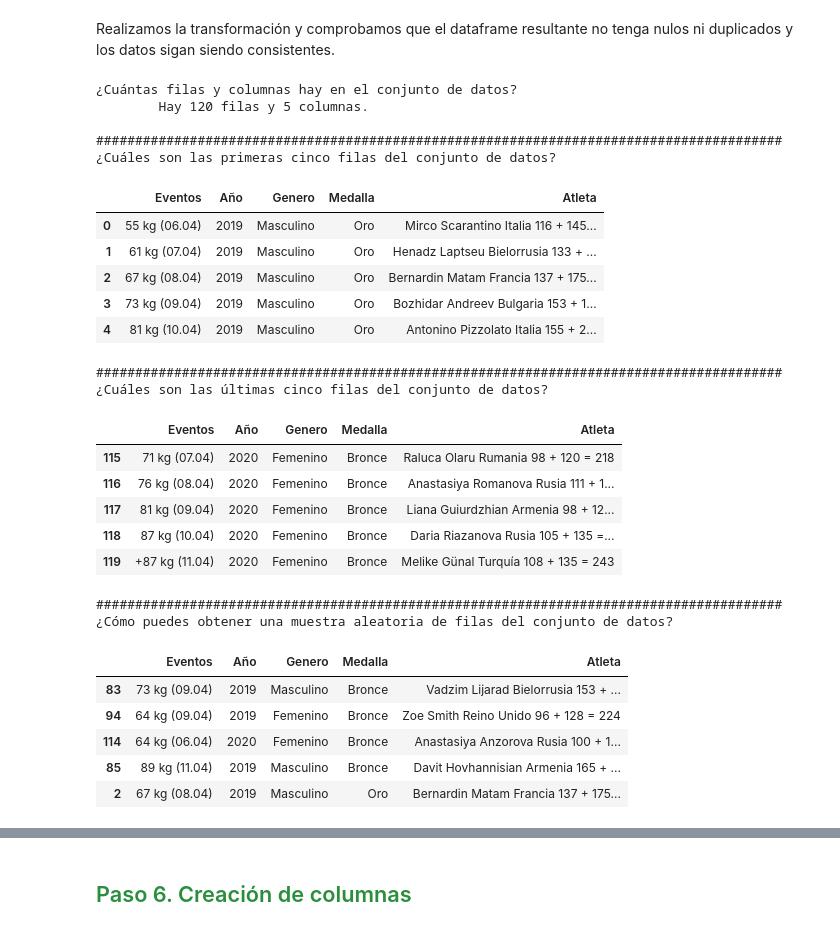
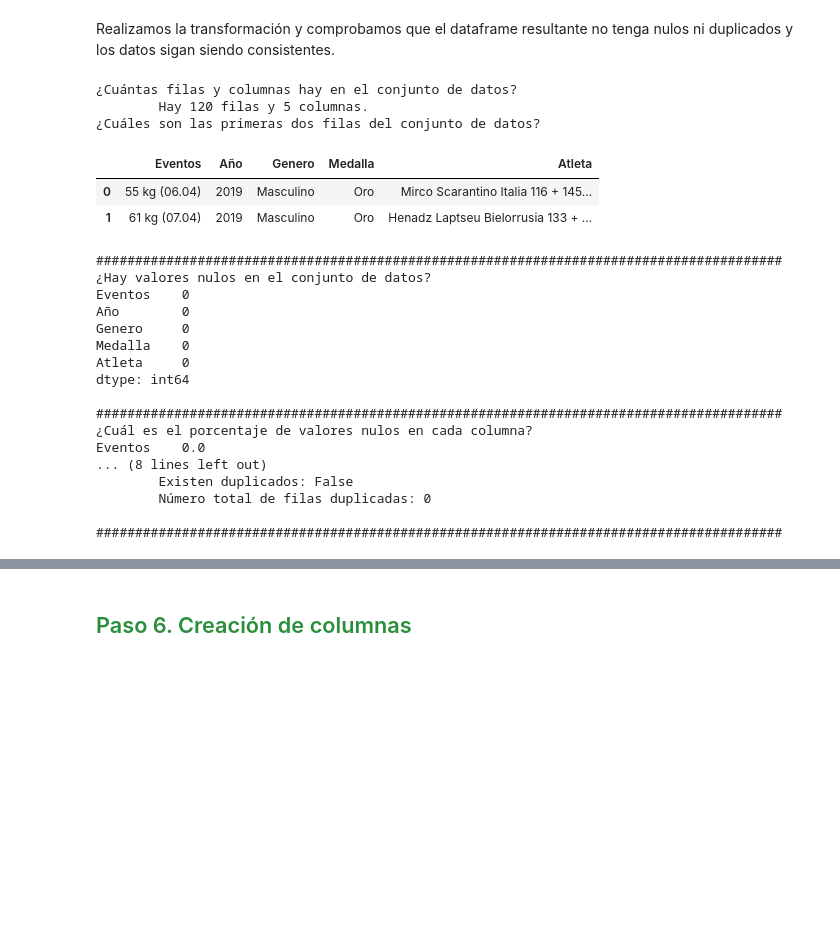
Before and after one commit to BarbaraGamarra/LiftLeadMarketAnalysis, a Jupyter notebook: LiftLeadMarketAnalysis.ipynb, the cells around one changed output, grey strips where cells are left out. Drawn from its saved outputs; the diff is of its cells as text; code cells hidden in the pictures; blank space fills up the shorter version.

```diff
--- a/LiftLeadMarketAnalysis.ipynb
+++ b/LiftLeadMarketAnalysis.ipynb
@@ -261,65 +287,47 @@ Para empezar a ordenar las columnas crearemos nuevas columnas:
 - `Atleta`donde indicaremos los datos que actualmente se encuentran en las columnas `Oro`, `Plata` y `Bronce`.
 # %%
 def transformar_datos(df):
-   # Paso 1: Crear columnas vacías 'Medalla' y 'Atleta' que serán rellenadas posteriormente
-    df['Medalla'] = None
-    df['Atleta'] = None
 
-    # Paso 2: Crear tres DataFrames separados, uno para cada tipo de medalla
-    # Cada uno contiene solo las columnas relevantes incluyendo la columna del ganador específico
-    df_oro = df[['Eventos', 'Año', 'Genero', 'Medalla', 'Oro', 'Atleta']]
-    df_plata = df[['Eventos', 'Año', 'Genero', 'Medalla', 'Plata', 'Atleta']]
-    df_bronce = df[['Eventos', 'Año', 'Genero', 'Medalla', 'Bronce', 'Atleta']]
+    # Transformar el DataFrame de formato ancho a formato largo usando pd.melt
 
-    # Paso 3: Asignar el tipo de medalla a la columna 'Medalla' en cada DataFrame
-    # Se obtiene el nombre de la columna del DataFrame original (posición 1, 2 y 3)
-    df_oro['Medalla'] = str(df.columns.tolist()[1])     # Asigna 'Oro' a la columna 'Medalla'
-    df_plata['Medalla'] = str(df.columns.tolist()[2])   # Asigna 'Plata' a la columna 'Medalla'
-    df_bronce['Medalla'] = str(df.columns.tolist()[3])  # Asigna 'Bronce' a la columna 'Medalla'
+    df_melted = pd.melt(
+        df,
+        # Las columnas id_vars se conservan en cada fila
+        id_vars=['Eventos', 'Año', 'Genero'],   # Columnas que mantienen su estructura original
+        # Las columnas value_vars se convierten en valores de la nueva columna 'Medalla'
+        value_vars=['Oro', 'Plata', 'Bronce'],  # Columnas que se convertirán en valores
+        var_name='Medalla',                     # Nombre de la columna para los tipos de medalla
+        # Los valores originales de estas columnas se almacenan en la nueva columna 'Atleta'
+        value_name='Atleta'                     # Nombre de la columna para los nombres de atletas
+    )
 
-    # Paso 4: Copiar el nombre del atleta ganador a la columna 'Atleta' genérica en cada DataFrame
-    df_oro.Atleta = df_oro.Oro       # Copia nombres de los ganadores de oro a columna 'Atleta'
-    df_plata.Atleta = df_plata.Plata # Copia nombres de los ganadores de plata a columna 'Atleta'
-    df_bronce.Atleta = df_bronce.Bronce # Copia nombres de los ganadores de bronce a columna 'Atleta'
-
-    # Paso 5: Eliminar las columnas específicas de cada medalla pues ya tenemos la información normalizada
-    df_oro.drop(columns=['Oro'], inplace=True)
-    df_plata.drop(columns=['Plata'], inplace=True)
-    df_bronce.drop(columns=['Bronce'], inplace=True)
-
-    # Paso 6: Combinar los tres DataFrames en uno solo y reiniciar los índices
-    # ignore_index=True asegura que los índices sean continuos en el nuevo DataFrame
-    return pd.concat([df_oro, df_plata, df_bronce], ignore_index=True)
+    return df_melted
 # %% [markdown]
 Realizamos la transformación y comprobamos que el dataframe resultante no tenga nulos ni duplicados y los datos sigan siendo consistentes.
 # %%
 df_medallas = transformar_datos (df)
-exploracion_inicial(df= df_medallas)
+exploracion_inicial(df= df_medallas, tipo = 'lite')
 # %% [output]
 ¿Cuántas filas y columnas hay en el conjunto de datos?
         Hay 120 filas y 5 columnas.
-
-########################################################################################
-¿Cuáles son las primeras cinco filas del conjunto de datos?
+¿Cuáles son las primeras dos filas del conjunto de datos?
 |  | Eventos | Año | Genero | Medalla | Atleta |
 | 0 | 55 kg (06.04) | 2019 | Masculino | Oro | Mirco Scarantino Italia 116 + 145... |
 | 1 | 61 kg (07.04) | 2019 | Masculino | Oro | Henadz Laptseu Bielorrusia 133 + ... |
-| 2 | 67 kg (08.04) | 2019 | Masculino | Oro | Bernardin Matam Francia 137 + 175... |
-| 3 | 73 kg (09.04) | 2019 | Masculino | Oro | Bozhidar Andreev Bulgaria 153 + 1... |
-| 4 | 81 kg (10.04) | 2019 | Masculino | Oro | Antonino Pizzolato Italia 155 + 2... |
 ########################################################################################
-¿Cuáles son las últimas cinco filas del conjunto de datos?
+¿Hay valores nulos en el conjunto de datos?
+Eventos    0
+Año        0
+Genero     0
+Medalla    0
+Atleta     0
+dtype: int64
+
+########################################################################################
+¿Cuál es el porcentaje de valores nulos en cada columna?
+Eventos    0.0
+... (8 lines left out)
+        Existen duplicados: False
+        Número total de filas duplicadas: 0
+
+########################################################################################
-|  | Eventos | Año | Genero | Medalla | Atleta |
-| 115 | 71 kg (07.04) | 2020 | Femenino | Bronce | Raluca Olaru Rumania 98 + 120 = 218 |
-| 116 | 76 kg (08.04) | 2020 | Femenino | Bronce | Anastasiya Romanova Rusia 111 + 1... |
-| 117 | 81 kg (09.04) | 2020 | Femenino | Bronce | Liana Guiurdzhian Armenia 98 + 12... |
-| 118 | 87 kg (10.04) | 2020 | Femenino | Bronce | Daria Riazanova Rusia 105 + 135 =... |
-| 119 | +87 kg (11.04) | 2020 | Femenino | Bronce | Melike Günal Turquía 108 + 135 = 243 |
-########################################################################################
-¿Cómo puedes obtener una muestra aleatoria de filas del conjunto de datos?
-|  | Eventos | Año | Genero | Medalla | Atleta |
-| 83 | 73 kg (09.04) | 2019 | Masculino | Bronce | Vadzim Lijarad Bielorrusia 153 + ... |
-| 94 | 64 kg (09.04) | 2019 | Femenino | Bronce | Zoe Smith Reino Unido 96 + 128 = 224 |
-| 114 | 64 kg (06.04) | 2020 | Femenino | Bronce | Anastasiya Anzorova Rusia 100 + 1... |
-| 85 | 89 kg (11.04) | 2019 | Masculino | Bronce | Davit Hovhannisian Armenia 165 + ... |
-| 2 | 67 kg (08.04) | 2019 | Masculino | Oro | Bernardin Matam Francia 137 + 175... |
```
Also changed, not shown: parts of 99 cells of this notebook.
